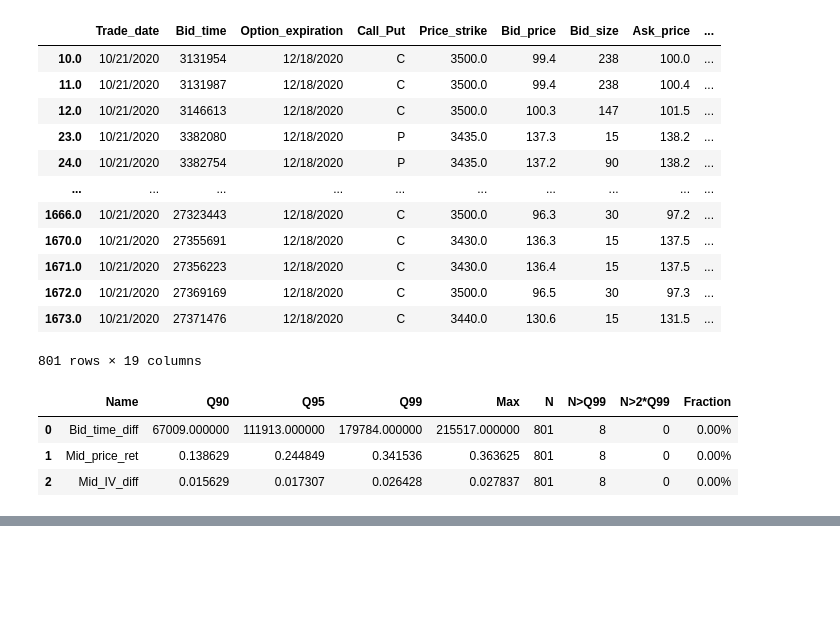
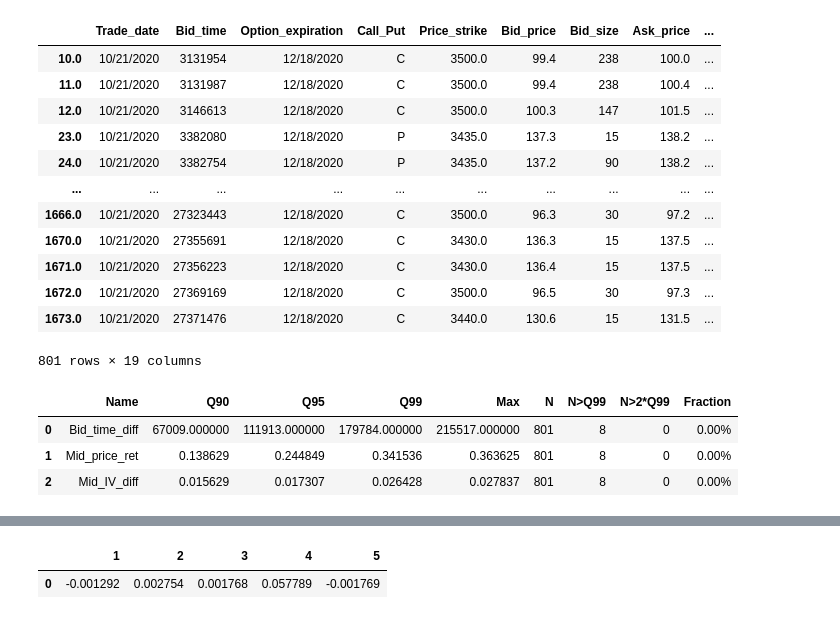
Before and after one commit to eugene195/HPVol, a Jupyter notebook: Data_plots.ipynb, the cells around one changed output, grey strips where cells are left out. Saved outputs shown, nothing was run; the diff lists cells and outputs as text; code cells hidden in the pictures; blank space fills up the shorter version.

```diff
--- a/Data_plots.ipynb
+++ b/Data_plots.ipynb
@@ -247,0 +335,7 @@ array([[[2.15708190e-01, 5.64286249e-05, 8.26457306e-04]]])
+# %%
+def autocorrelation(series, lag_list):
+    autocorr_list=[]
+    for lag in lag_list:
+        autocorr_list.append(series.autocorr(lag=lag))
+    result=pd.DataFrame(data=autocorr_list, index=lag_list)
+    return result.T
@@ -247,0 +347,5 @@ array([[[2.15708190e-01, 5.64286249e-05, 8.26457306e-04]]])
+# %%
+autocorrelation(tick_diff_atm['Duration'], [1,2,3,4,5])
+# %% [output]
+|  | 1 | 2 | 3 | 4 | 5 |
+| 0 | -0.001292 | 0.002754 | 0.001768 | 0.057789 | -0.001769 |
```
Also changed, not shown: parts of 21 cells of this notebook.
